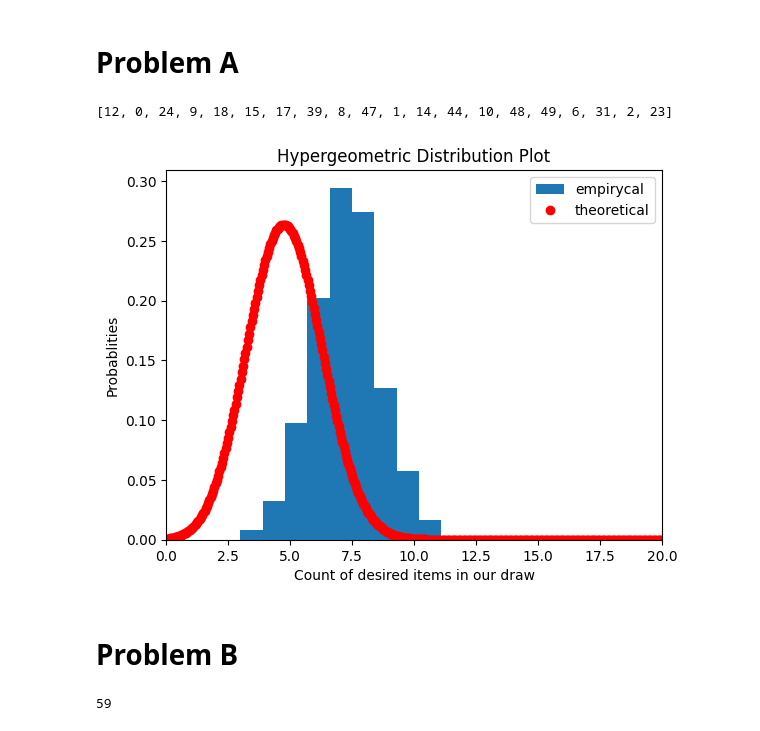
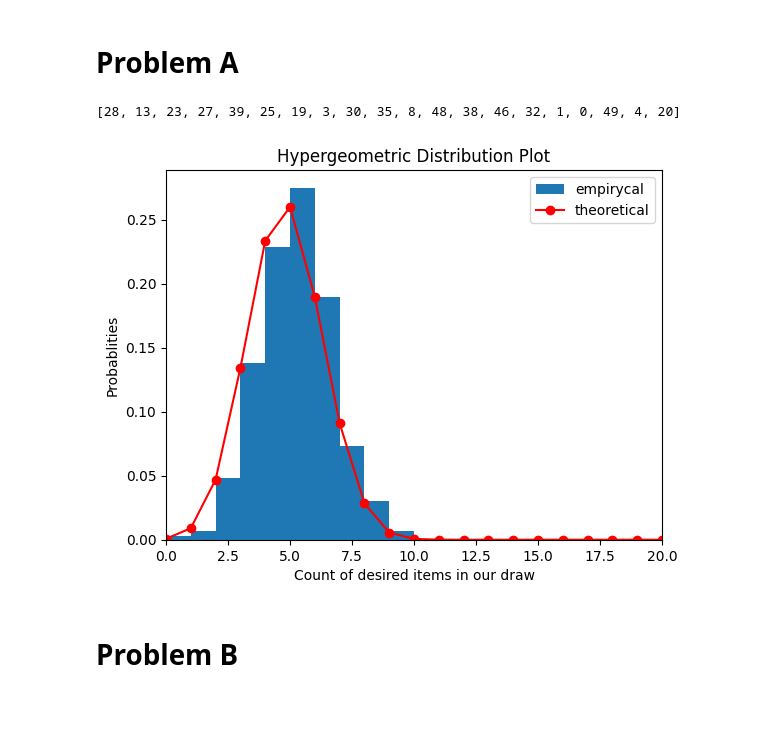
Before and after one commit to przemyslaw-grobecki/MS-4_zad, a Jupyter notebook: MS-4_zad.ipynb, the cells around one changed output. Cells and saved outputs as stored; diff of their text form; code cells hidden in the pictures.

```diff
--- a/MS-4_zad.ipynb
+++ b/MS-4_zad.ipynb
@@ -12,38 +14,43 @@ def hipergeometric(m, N, t, M):
 #M
 samples = 1000
 
 N = 50
 M = 20
 t = 12
 
+
 labeled = random.sample(range(0, N), M)
 unique_picks_empirycal = []
 unique_picks_theoretical = []
 print(labeled)
 
 for i in range(0,samples):
     temp_ms = random.sample(range(0, N), t)
+    #print("real:")
+    #print(temp_ms)
     diff = np.setdiff1d(temp_ms, labeled)
-    unique_picks_empirycal.append(diff.size)
+    #print("diff:")
+    #print(diff)
+    unique_picks_empirycal.append(t - diff.size)
 
 #print(unique_picks)
-plt.hist(unique_picks_empirycal, np.unique(unique_picks_empirycal).size, density=True, label="empirycal")
+plt.hist(unique_picks_empirycal, density=True, label="empirycal")
 
-x= np.linspace(0,50,samples)
+x = range(N)
 for m in x:
     unique_picks_theoretical.append(hipergeometric(m,N,t,M))
 
-plt.plot(x, unique_picks_theoretical,'ro', label='theoretical')
+plt.plot(x, unique_picks_theoretical,'r-o', label='theoretical')
 
 
 plt.legend()
 plt.xlabel('Count of desired items in our draw')
 plt.ylabel('Probablities')
 plt.title('Hypergeometric Distribution Plot')
 plt.xlim(0,20)
 plt.show()
 # %% [output]
-[12, 0, 24, 9, 18, 15, 17, 39, 8, 47, 1, 14, 44, 10, 48, 49, 6, 31, 2, 23]
+[28, 13, 23, 27, 39, 25, 19, 3, 30, 35, 8, 48, 38, 46, 32, 1, 0, 49, 4, 20]
-[figure, old version]
+[figure, new version]
 # %% [markdown]
 # Problem B
@@ -56,4 +56,0 @@ for i in range(0,samples):
-# %%
-t
-# %% [output]
-59
```
Also changed, not shown: parts of 3 cells of this notebook.
